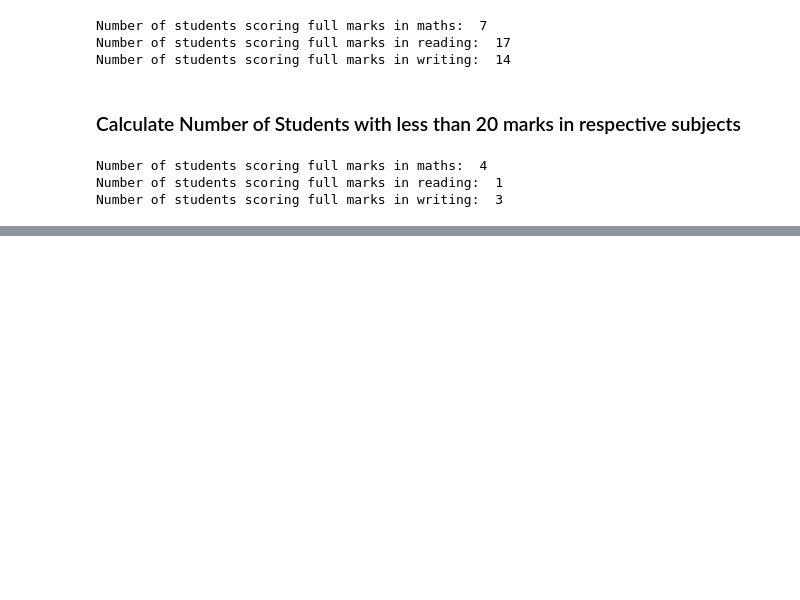
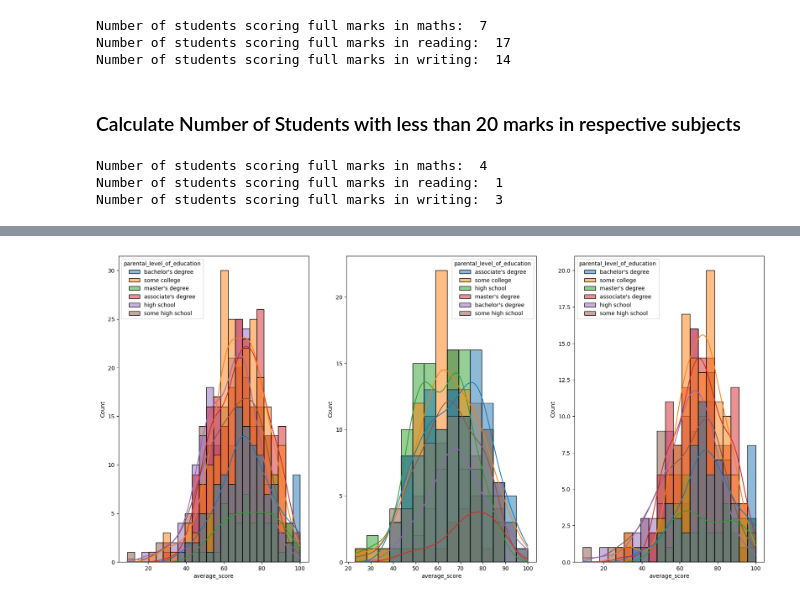
Before and after one commit to sakshi-nischal/MLProject, a Jupyter notebook: notebook/EDA Student Performance.ipynb, the cells around one changed output, grey strips where cells are left out. Drawn from its saved outputs; the diff is of its cells as text; code cells hidden in the pictures; blank space fills up the shorter version.

```diff
--- a/notebook/EDA Student Performance.ipynb
+++ b/notebook/EDA Student Performance.ipynb
@@ -160,0 +191,12 @@ hello
+# %%
+# Parental Level of Education vs Average score and for Respective genders
+fig, axes = plt.subplots(1, 3, figsize = (21,10))
+plt.subplot(131)
+sns.histplot(data = student_df, x = "average_score", kde = True, hue = "parental_level_of_education")
+plt.subplot(132)
+sns.histplot(data = student_df[student_df["gender"]=="male"], x = "average_score", kde = True, hue = "parental_level_of_education")
+plt.subplot(133)
+sns.histplot(data = student_df[student_df["gender"]=="female"], x = "average_score", kde = True, hue = "parental_level_of_education")
+plt.show()
+# %% [output]
+[figure, added]
```
Also changed, not shown: parts of 8 cells of this notebook.
